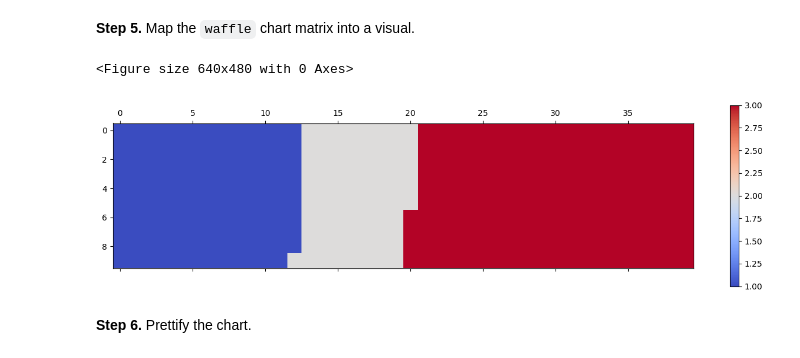
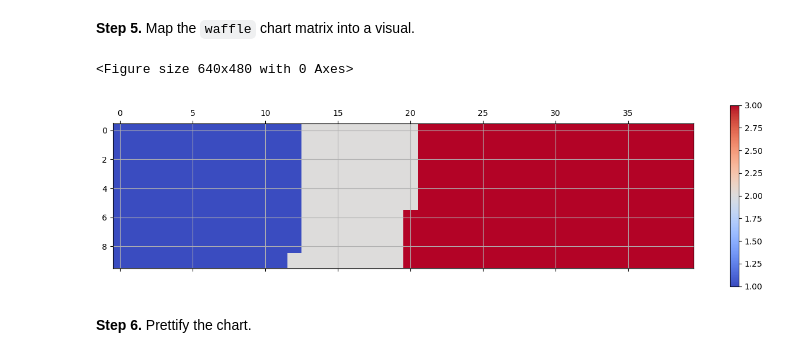
Before and after one commit to matublaq/IBM_datascience_course, a Jupyter notebook: Visualization/matplotlib/waffle_wordcloud_chart.ipynb, the cells around one changed output. Saved outputs shown, nothing was run; the diff lists cells and outputs as text; code cells hidden in the pictures.

```diff
--- a/Visualization/matplotlib/waffle_wordcloud_chart.ipynb
+++ b/Visualization/matplotlib/waffle_wordcloud_chart.ipynb
@@ -137,15 +137,16 @@ As expected, the matrix consists of three categories and the total number of eac
 # %%
 # instantiate a new figure object
 fig = plt.figure()
 
 # use matshow to display the waffle chart
 colormap = plt.cm.coolwarm
 plt.matshow(waffle_chart, cmap=colormap)
 plt.colorbar()
+plt.grid(True)
 plt.show()
 # %% [output]
 <Figure size 640x480 with 0 Axes>
-[figure, old version]
+[figure, new version]
 # %% [markdown]
 **Step 6.** Prettify the chart.
 # %%
```
Also changed, not shown: parts of 71 cells of this notebook.
